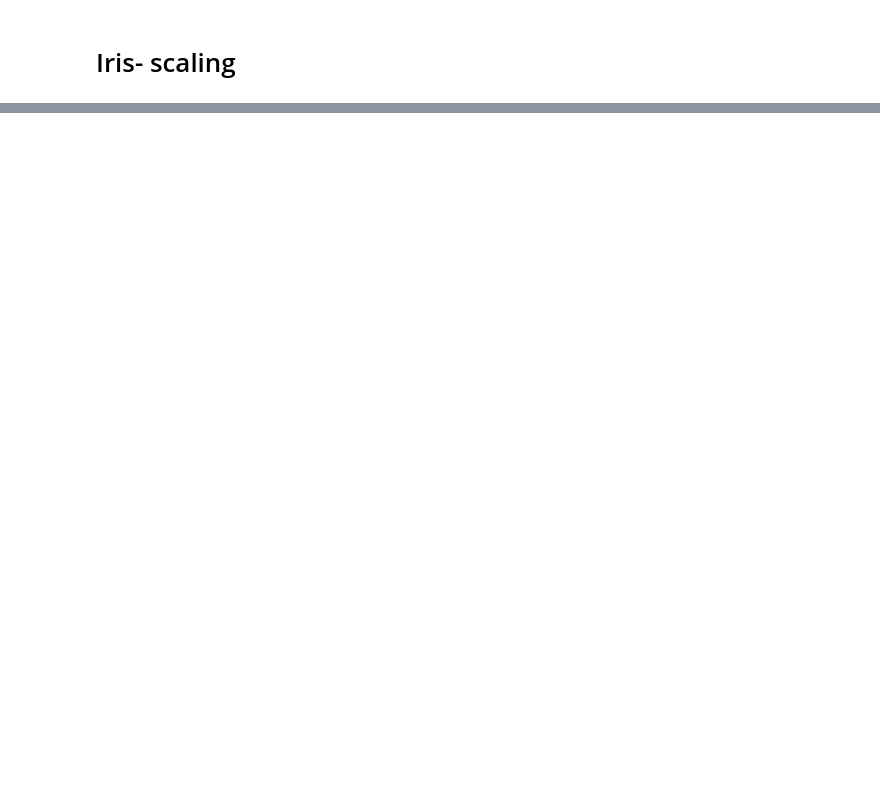
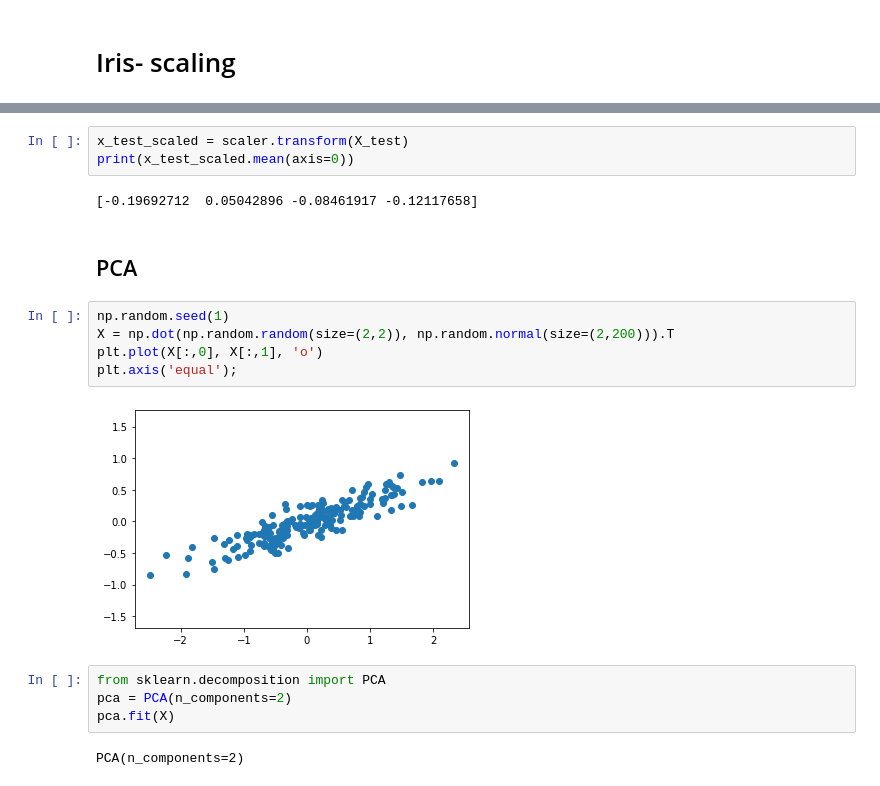
Before and after one commit to Mahrokh-Eb/Machine-Learning-With-Python, a Jupyter notebook: 3_3_skitlearn_Digit.ipynb, the cells around one changed output, grey strips where cells are left out. Saved outputs shown, nothing was run; the diff lists cells and outputs as text; blank space fills up the shorter version.

```diff
--- a/3_3_skitlearn_Digit.ipynb
+++ b/3_3_skitlearn_Digit.ipynb
@@ -434,0 +450,20 @@ scaler = StandardScaler()
+# %%
+x_test_scaled = scaler.transform(X_test)
+print(x_test_scaled.mean(axis=0))
+# %% [output]
+[-0.19692712  0.05042896 -0.08461917 -0.12117658]
+# %% [markdown]
+## PCA
+# %%
+np.random.seed(1)
+X = np.dot(np.random.random(size=(2,2)), np.random.normal(size=(2,200))).T
+plt.plot(X[:,0], X[:,1], 'o')
+plt.axis('equal');
+# %% [output]
+[figure, added]
+# %%
+from sklearn.decomposition import PCA
+pca = PCA(n_components=2)
+pca.fit(X)
+# %% [output]
+PCA(n_components=2)
```
Also changed, not shown: parts of 11 cells of this notebook.
